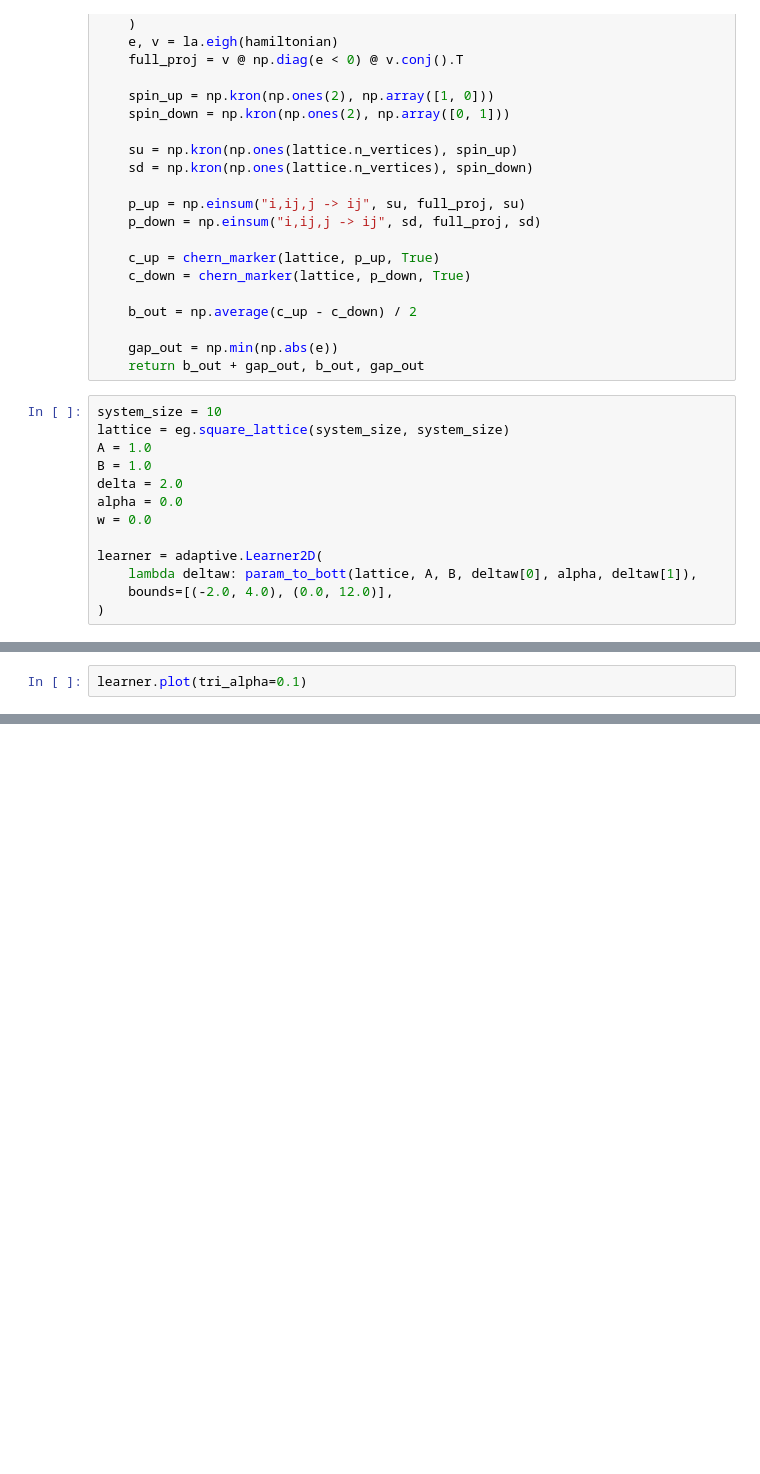
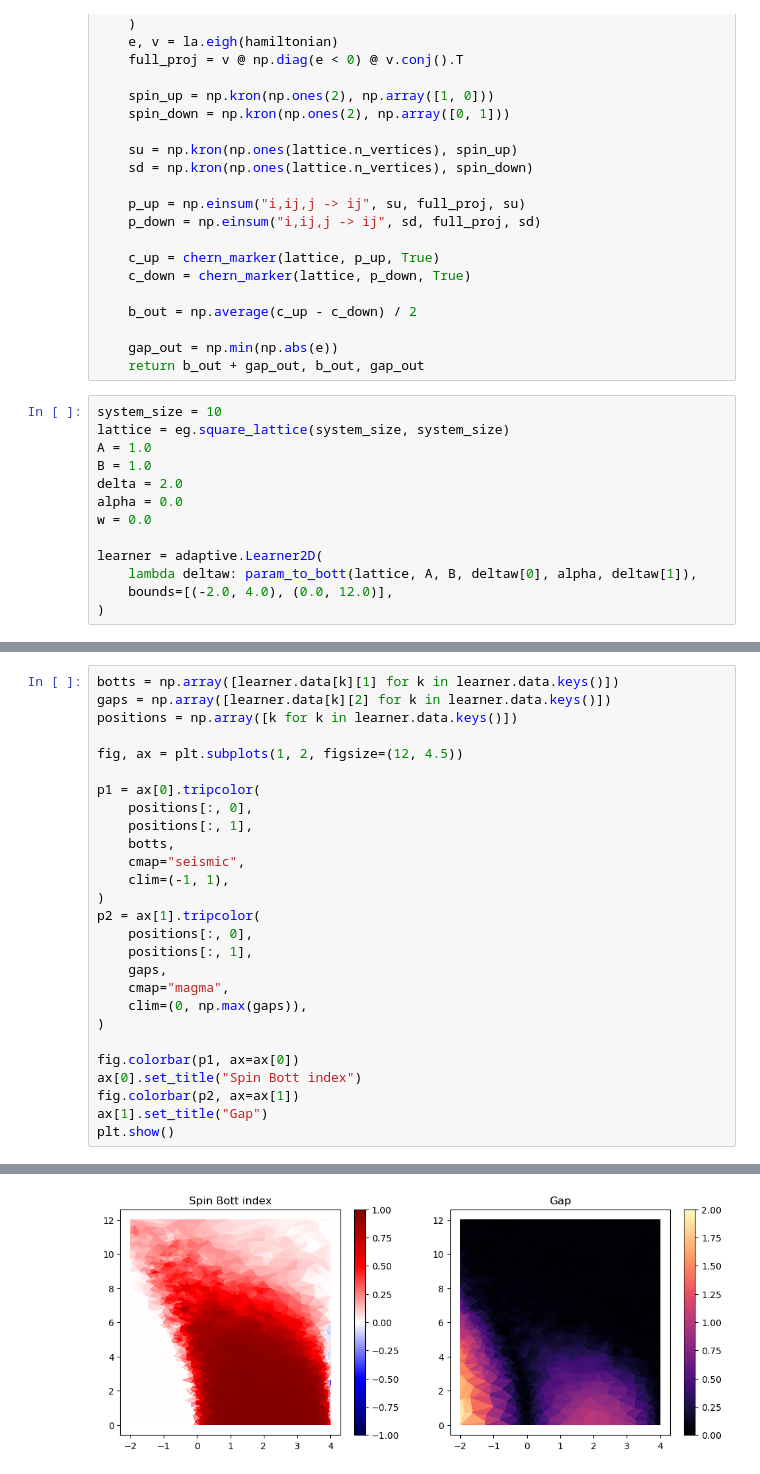
Before and after one commit to dpreuo/bott_rot_w-laura_adolfo, a Jupyter notebook: phase_diagram.ipynb, the cells around one changed output, grey strips where cells are left out. Saved outputs shown, nothing was run; the diff lists cells and outputs as text; blank space fills up the shorter version.

Commit message:
final phase diagram

```diff
--- a/phase_diagram.ipynb
+++ b/phase_diagram.ipynb
@@ -89,5 +89,30 @@ runner.live_info()
 # %% [output]
 VBox(children=(HTML(value='\n        <table>\n        <tr><th style="text-align: right; padding: 0.5em 0.5em; …
 # %%
-learner.plot(tri_alpha=0.1)
+botts = np.array([learner.data[k][1] for k in learner.data.keys()])
+gaps = np.array([learner.data[k][2] for k in learner.data.keys()])
+positions = np.array([k for k in learner.data.keys()])
+
+fig, ax = plt.subplots(1, 2, figsize=(12, 4.5))
+
+p1 = ax[0].tripcolor(
+    positions[:, 0],
+    positions[:, 1],
+    botts,
+    cmap="seismic",
+    clim=(-1, 1),
+)
+p2 = ax[1].tripcolor(
+    positions[:, 0],
+    positions[:, 1],
+    gaps,
+    cmap="magma",
+    clim=(0, np.max(gaps)),
+)
+
+fig.colorbar(p1, ax=ax[0])
+ax[0].set_title("Spin Bott index")
+fig.colorbar(p2, ax=ax[1])
+ax[1].set_title("Gap")
+plt.show()
 # %% [output]
@@ -94,0 +119 @@ learner.plot(tri_alpha=0.1)
+[figure, added]
```
Also changed, not shown: parts of 2 cells of this notebook.
